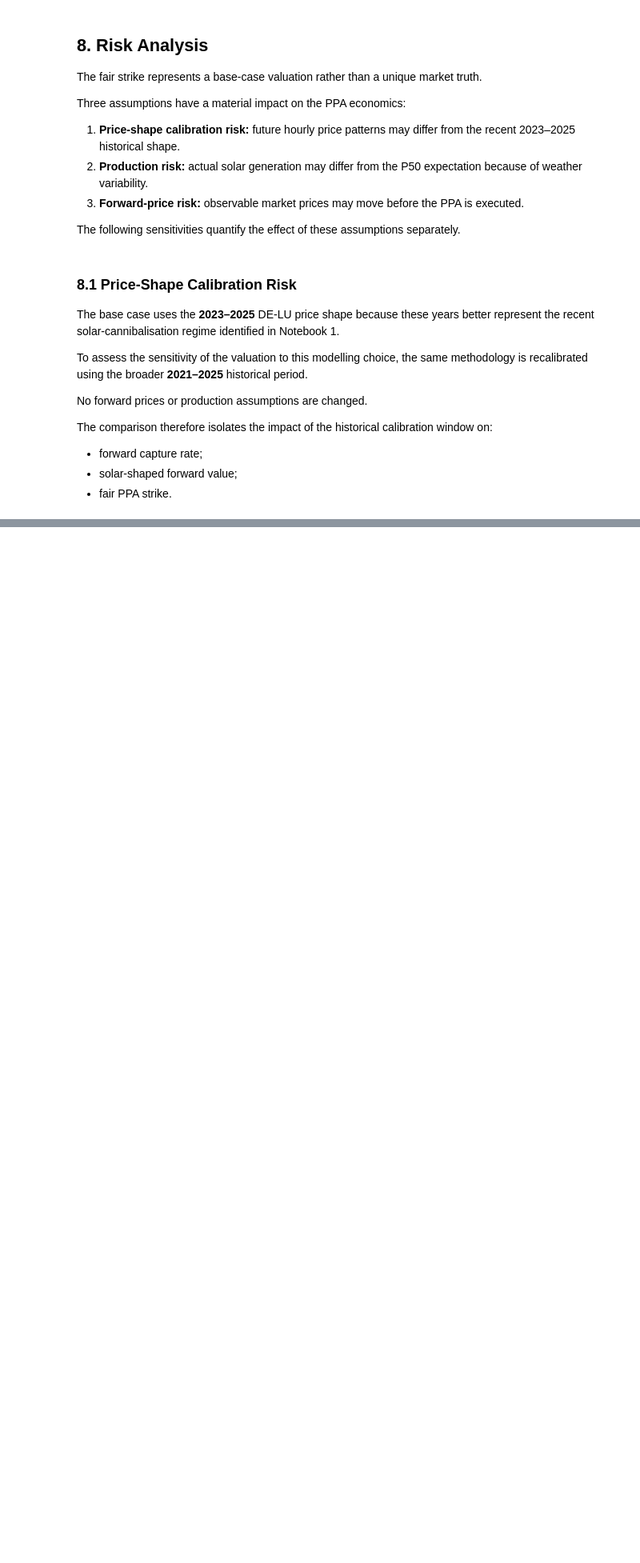
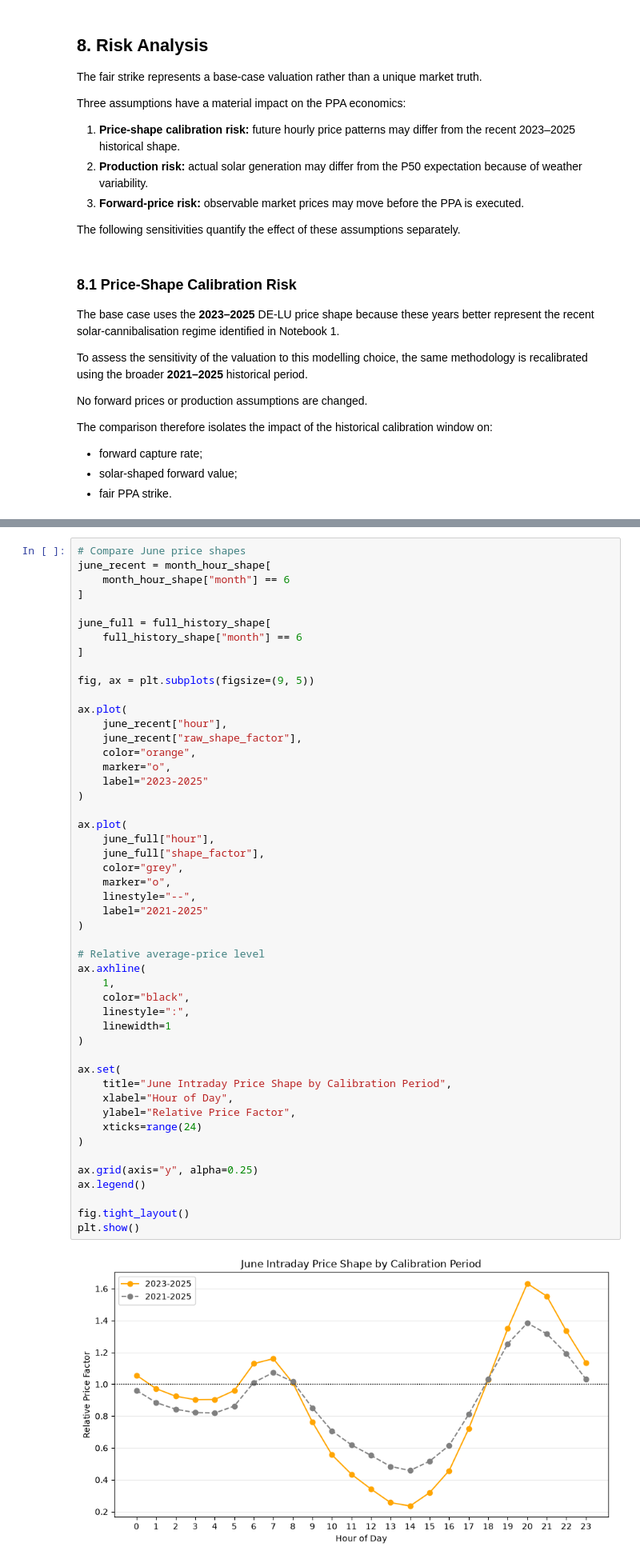
Before and after one commit to AkingCode007/solar-ppa-pricing-hedging, a Jupyter notebook: notebooks/02_ppa_valuation_and_risk.ipynb, the cells around one changed output, grey strips where cells are left out. Shown at 80% size. Saved outputs shown, nothing was run; the diff lists cells and outputs as text; blank space fills up the shorter version.

```diff
--- a/notebooks/02_ppa_valuation_and_risk.ipynb
+++ b/notebooks/02_ppa_valuation_and_risk.ipynb
@@ -1310,0 +1359,51 @@ The comparison therefore isolates the impact of the historical calibration windo
+# %%
+# Compare June price shapes
+june_recent = month_hour_shape[
+    month_hour_shape["month"] == 6
+]
+
+june_full = full_history_shape[
+    full_history_shape["month"] == 6
+]
+
+fig, ax = plt.subplots(figsize=(9, 5))
+
+ax.plot(
+    june_recent["hour"],
+    june_recent["raw_shape_factor"],
+    color="orange",
+    marker="o",
+    label="2023-2025"
+)
+
+ax.plot(
+    june_full["hour"],
+    june_full["shape_factor"],
+    color="grey",
+    marker="o",
+    linestyle="--",
+    label="2021-2025"
+)
+
+# Relative average-price level
+ax.axhline(
+    1,
+    color="black",
+    linestyle=":",
+    linewidth=1
+)
+
+ax.set(
+    title="June Intraday Price Shape by Calibration Period",
+    xlabel="Hour of Day",
+    ylabel="Relative Price Factor",
+    xticks=range(24)
+)
+
+ax.grid(axis="y", alpha=0.25)
+ax.legend()
+
+fig.tight_layout()
+plt.show()
+# %% [output]
+[figure, added]
```
Also changed, not shown: parts of 17 cells of this notebook.
